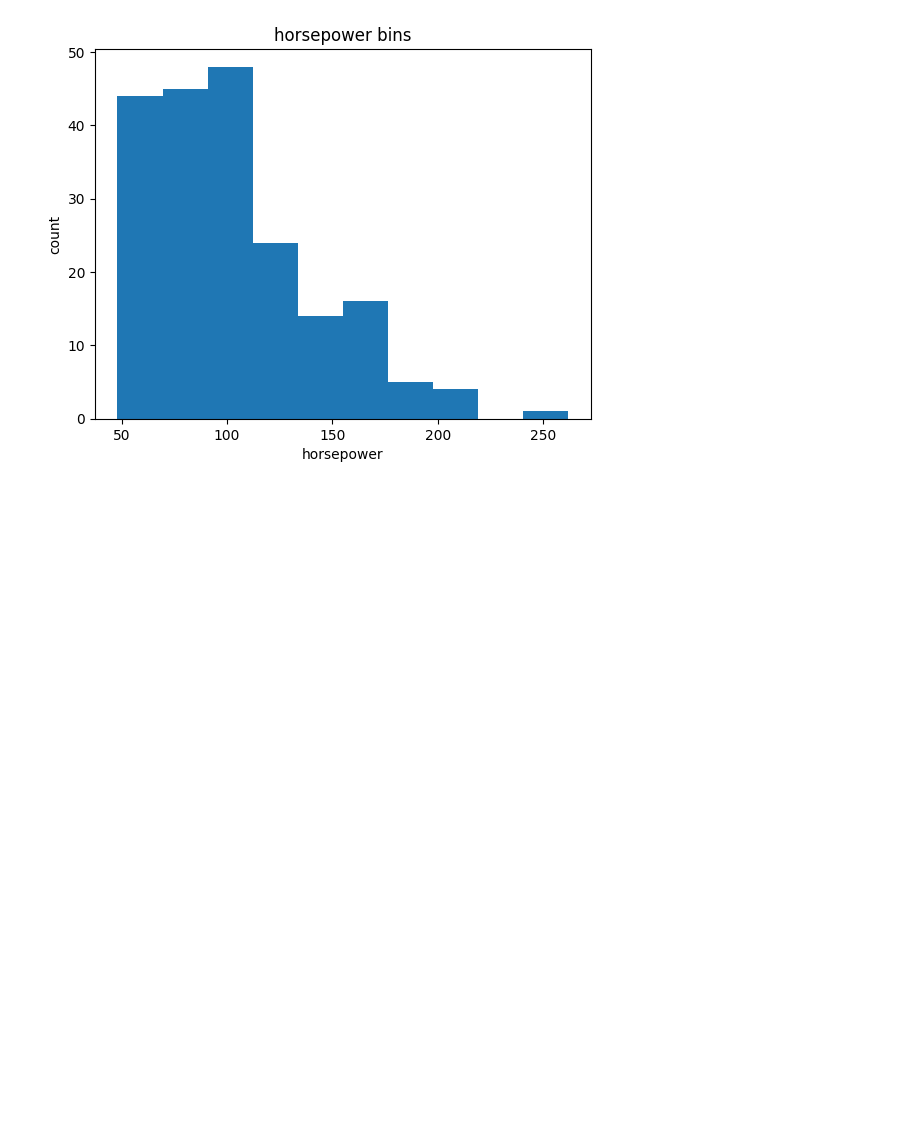
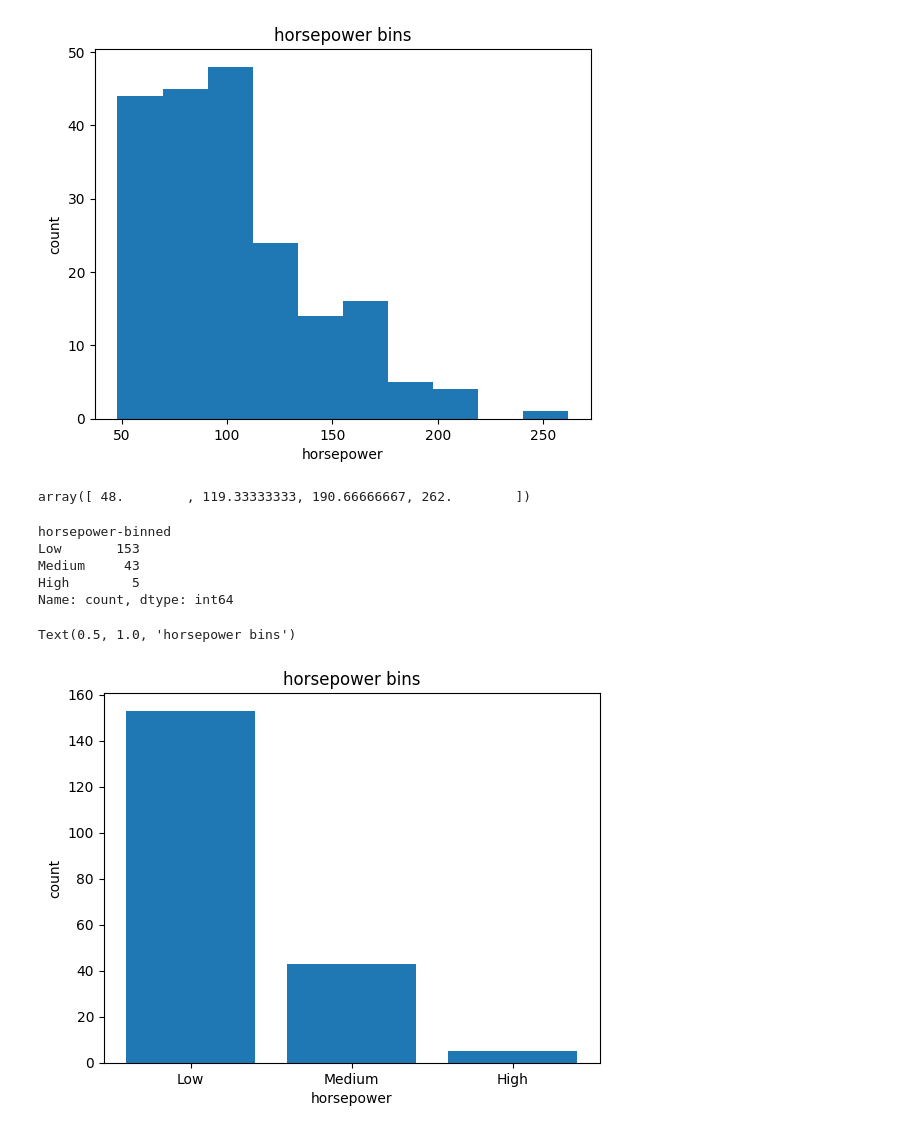
Before and after one commit to KRIS2HNA/AUTOMOBILE-PRICE-PREDICTION, a Jupyter notebook: auto-reg.ipynb, the cells around one changed output. Saved outputs shown, nothing was run; the diff lists cells and outputs as text; code cells hidden in the pictures; blank space fills up the shorter version.

```diff
--- a/auto-reg.ipynb
+++ b/auto-reg.ipynb
@@ -568,3 +598,28 @@ plt.title('horsepower bins')
 # %% [output]
 Text(0.5, 1.0, 'horsepower bins')
 [figure]
+# %%
+bins = np.linspace(min(df['horsepower']), max(df['horsepower']), 4)
+bins
+# %% [output]
+array([ 48.        , 119.33333333, 190.66666667, 262.        ])
+# %%
+#set the names for four bins
+group_names = ['Low', 'Medium', 'High']
+df['horsepower-binned'] = pd.cut(df['horsepower'], bins, labels=group_names, include_lowest=True)
+# %%
+df['horsepower-binned'].value_counts()
+# %% [output]
+horsepower-binned
+Low       153
+Medium     43
+High        5
+Name: count, dtype: int64
+# %%
+plt.bar(group_names, df['horsepower-binned'].value_counts())
+plt.xlabel('horsepower')
+plt.ylabel('count')
+plt.title('horsepower bins')
+# %% [output]
+Text(0.5, 1.0, 'horsepower bins')
+[figure, added]
```
Also changed, not shown: parts of 20 cells of this notebook.
